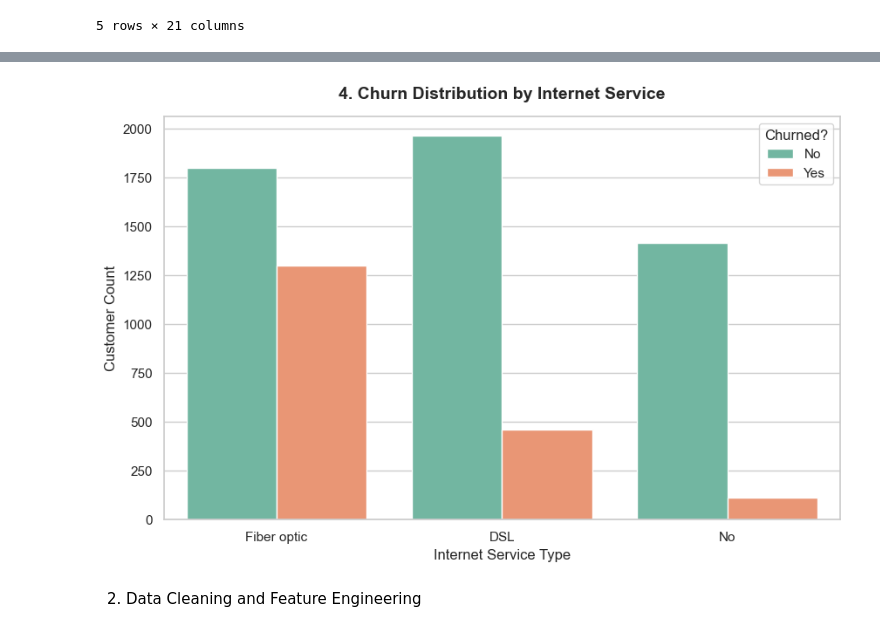
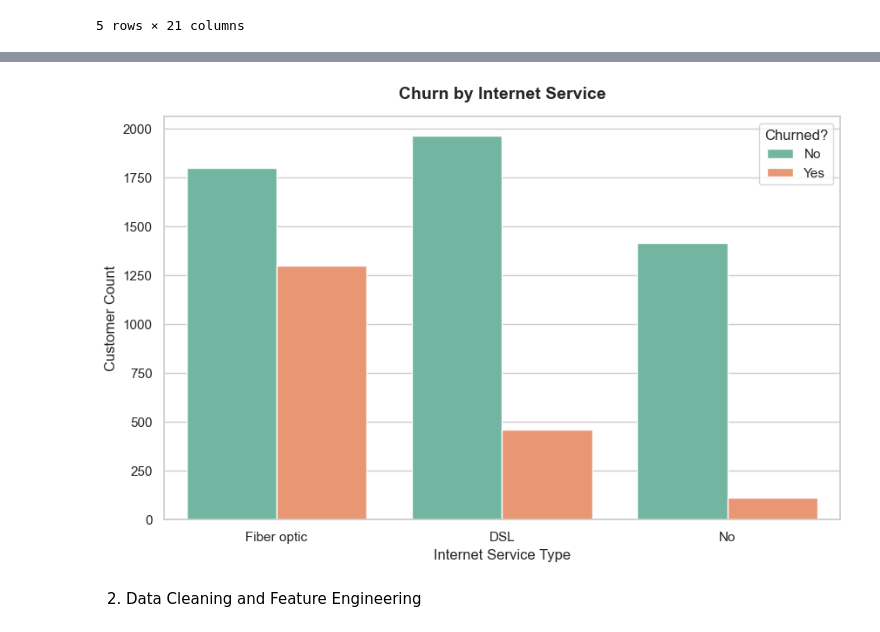
Before and after one commit to SymRaza/Customer-Churn-Predictor, a Jupyter notebook: churn_predictor.ipynb, the cells around one changed output, grey strips where cells are left out. Saved outputs shown, nothing was run; the diff lists cells and outputs as text; code cells hidden in the pictures.

```diff
--- a/churn_predictor.ipynb
+++ b/churn_predictor.ipynb
@@ -109,21 +94,18 @@ plt.show()
 # %%
 plt.figure(figsize=(10, 6))
 
-# Order internet services by frequency
 internet_order = df['InternetService'].value_counts().index
 
-# Create a grouped count plot for internet service type
-sns.countplot(data=df, x='InternetService', hue='Churn', palette='Set2', order=internet_order)
+sns.countplot(data=df, x='InternetService', hue='Churn', palette='Set2', order=internet_order)      #create multiple bar graph
 
-# Titles and layout
-plt.title('4. Churn Distribution by Internet Service', fontsize=14, fontweight='bold', pad=15)
+plt.title('Churn by Internet Service', fontsize=14, fontweight='bold', pad=15)
 plt.xlabel('Internet Service Type', fontsize=12)
 plt.ylabel('Customer Count', fontsize=12)
 plt.legend(title='Churned?')
 
 plt.show()
 # %% [output]
-[figure, old version]
+[figure, new version]
 # %% [markdown]
 2. Data Cleaning and Feature Engineering
 # %%
```
Also changed, not shown: parts of 10 cells of this notebook.
